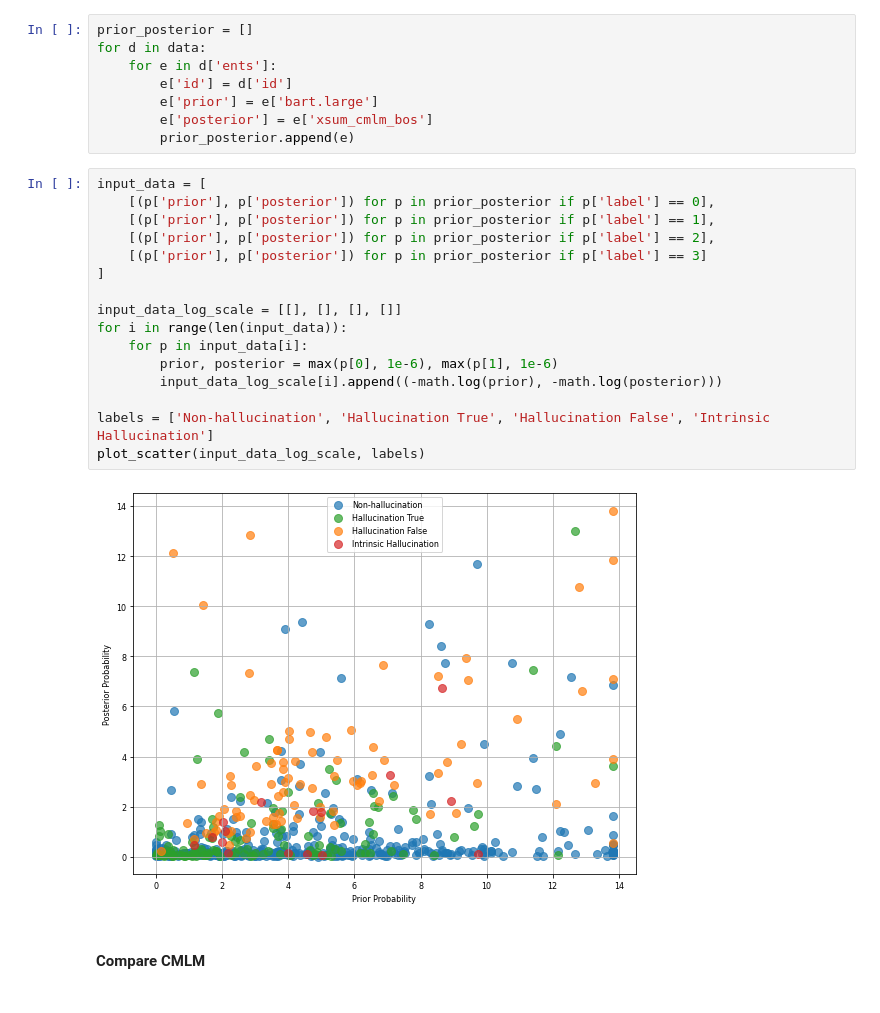
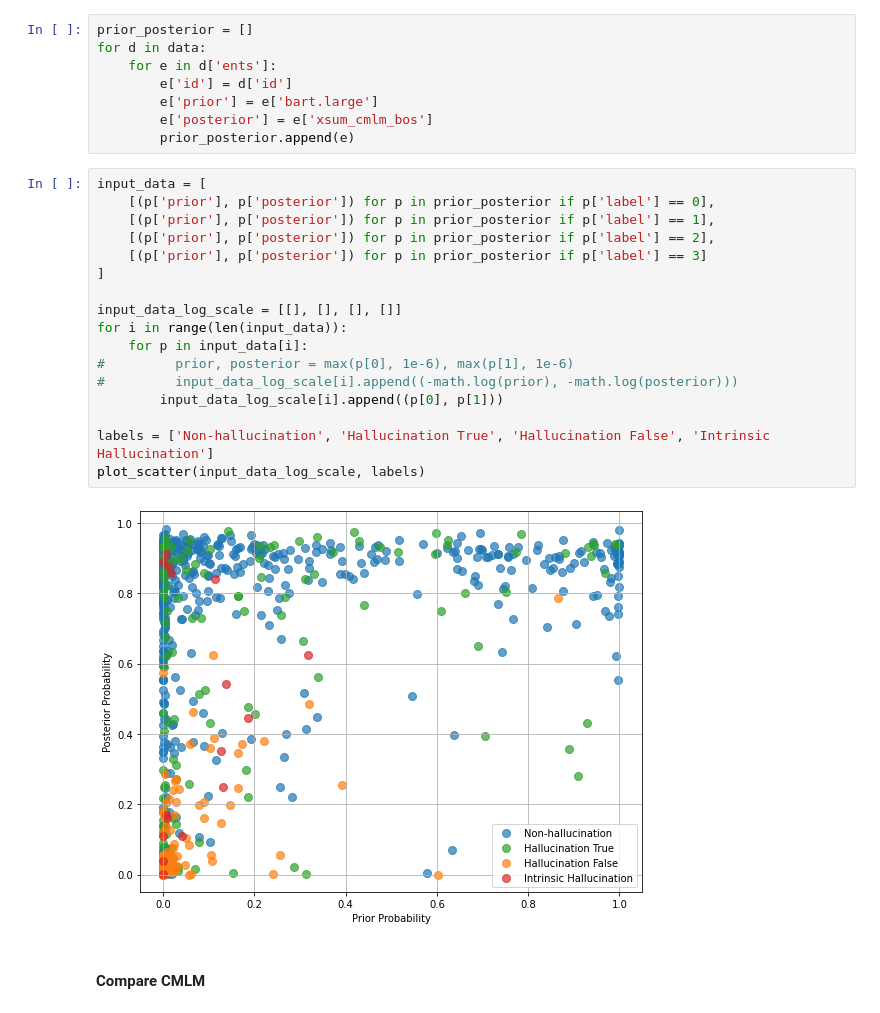
Before and after one commit to mcao610/hallucination_detection, a Jupyter notebook: notebooks/probability_analysis.ipynb, the cells around one changed output. Drawn from its saved outputs; the diff is of its cells as text.

```diff
--- a/notebooks/probability_analysis.ipynb
+++ b/notebooks/probability_analysis.ipynb
@@ -62,21 +62,22 @@ for d in data:
 # %%
 input_data = [
     [(p['prior'], p['posterior']) for p in prior_posterior if p['label'] == 0],
     [(p['prior'], p['posterior']) for p in prior_posterior if p['label'] == 1],
     [(p['prior'], p['posterior']) for p in prior_posterior if p['label'] == 2],
     [(p['prior'], p['posterior']) for p in prior_posterior if p['label'] == 3]
 ]
 
 input_data_log_scale = [[], [], [], []]
 for i in range(len(input_data)):
     for p in input_data[i]:
-        prior, posterior = max(p[0], 1e-6), max(p[1], 1e-6)
-        input_data_log_scale[i].append((-math.log(prior), -math.log(posterior)))
+#         prior, posterior = max(p[0], 1e-6), max(p[1], 1e-6)
+#         input_data_log_scale[i].append((-math.log(prior), -math.log(posterior)))
+        input_data_log_scale[i].append((p[0], p[1]))
 
 labels = ['Non-hallucination', 'Hallucination True', 'Hallucination False', 'Intrinsic Hallucination']
 plot_scatter(input_data_log_scale, labels)
 # %% [output]
-[figure, old version]
+[figure, new version]
 # %% [markdown]
 #### Compare CMLM
 # %%
```
Also changed, not shown: parts of 29 cells of this notebook, 1 other file.
